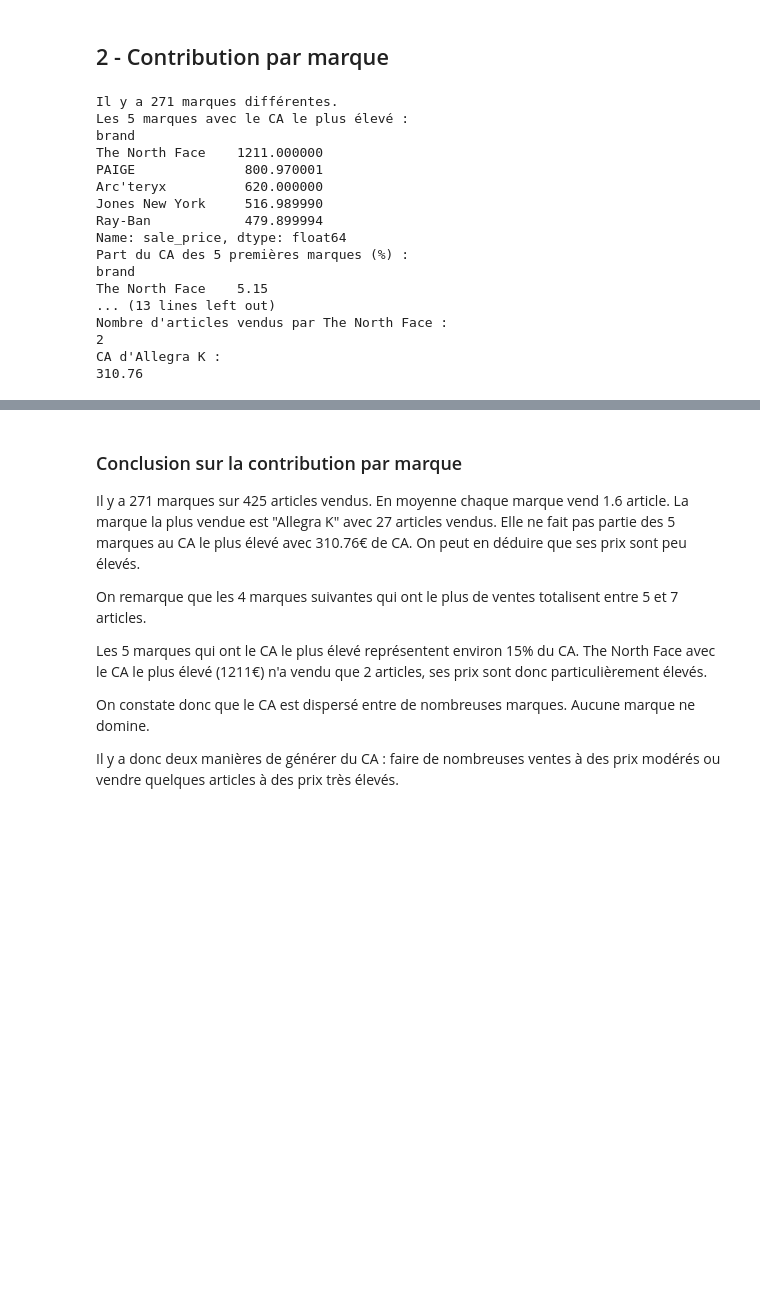
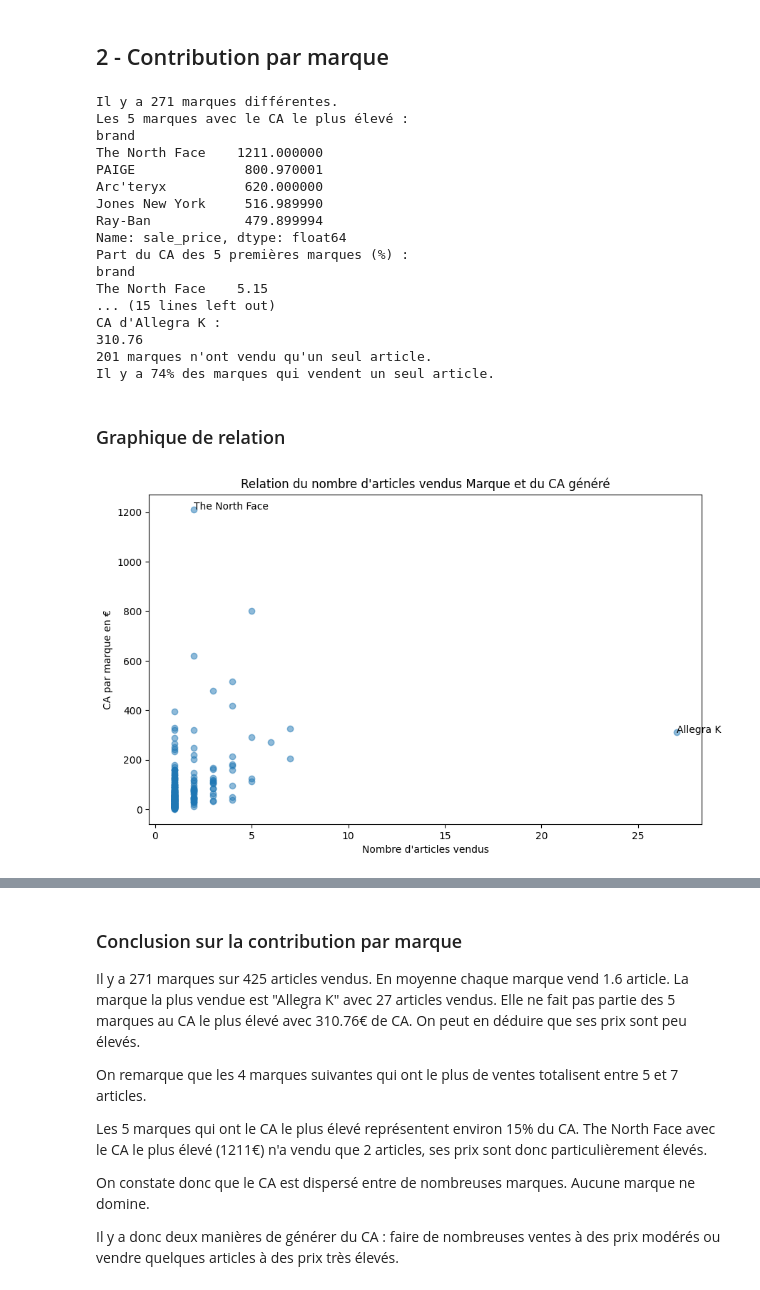
Before and after one commit to dubosqchloe-creator/thelook-europe-analyse, a Jupyter notebook: notebooks/01_EDA_python.ipynb, the cells around one changed output, grey strips where cells are left out. Saved outputs shown, nothing was run; the diff lists cells and outputs as text; code cells hidden in the pictures; blank space fills up the shorter version.

```diff
--- a/notebooks/01_EDA_python.ipynb
+++ b/notebooks/01_EDA_python.ipynb
@@ -7,7 +7,7 @@ import matplotlib.pyplot as plt
 
 from google.colab import drive
 drive.mount('/content/drive')
-df = pd.read_csv('/content/drive/MyDrive/Gestionnaire data/Datagong /DA_Projet_TheLook/thelook_fr_women_2023_2024.csv')
+df = pd.read_csv('/content/drive/MyDrive/Data Analyse/Datagong /DA_Projet_TheLook/thelook_fr_women_2023_2024.csv')
 # %% [output]
 Drive already mounted at /content/drive; to attempt to forcibly remount, call drive.mount("/content/drive", force_remount=True).
 # %%
@@ -428,6 +428,12 @@ print("Nombre d'articles vendus par The North Face :")
 print(nb_ventes_marques["The North Face"])
 print("CA d'Allegra K :")
 print(round(ca_par_marque["Allegra K"], 2))
+
+# Représentation des marques qui vendent un article
+nb_ventes_egale_un = (nb_ventes_marques == 1).sum()
+print(f"{nb_ventes_egale_un} marques n'ont vendu qu'un seul article.")
+pourcentage_vte_un = nb_ventes_egale_un / nb_marques * 100
+print(f"Il y a {round(pourcentage_vte_un)}% des marques qui vendent un seul article.")
 # %% [output]
 Il y a 271 marques différentes.
 Les 5 marques avec le CA le plus élevé :
@@ -441,8 +447,35 @@ Name: sale_price, dtype: float64
 Part du CA des 5 premières marques (%) :
 brand
 The North Face    5.15
-... (13 lines left out)
-Nombre d'articles vendus par The North Face :
-2
+... (15 lines left out)
 CA d'Allegra K :
 310.76
+201 marques n'ont vendu qu'un seul article.
+Il y a 74% des marques qui vendent un seul article.
+# %% [markdown]
+### Graphique de relation
+# %%
+ca_par_marque_sans_tri = ventes.groupby("brand")["sale_price"].sum()
+nb_ventes_marques_sans_tri = ventes.groupby("brand")["order_item_id"].count()
+
+fig, ax = plt.subplots(figsize=(10,6))
+
+ax.scatter (nb_ventes_marques_sans_tri,ca_par_marque_sans_tri, alpha=0.5)
+ax.set_title("Relation du nombre d'articles vendus Marque et du CA généré")
+ax.set_xlabel("Nombre d'articles vendus")
+ax.set_ylabel("CA par marque en €")
+
+#Recherche de la position de The North Face
+x_tnf = nb_ventes_marques_sans_tri["The North Face"]
+y_tnf = ca_par_marque_sans_tri["The North Face"]
+ax.annotate("The North Face", (x_tnf, y_tnf))
+
+
+#Recherche de la position de Allegra K
+x_allegra = nb_ventes_marques_sans_tri["Allegra K"]
+y_allegra = ca_par_marque_sans_tri["Allegra K"]
+ax.annotate("Allegra K", (x_allegra, y_allegra))
+
+plt.show()
+# %% [output]
+[figure, added]
```
Also changed, not shown: parts of 11 cells of this notebook.
